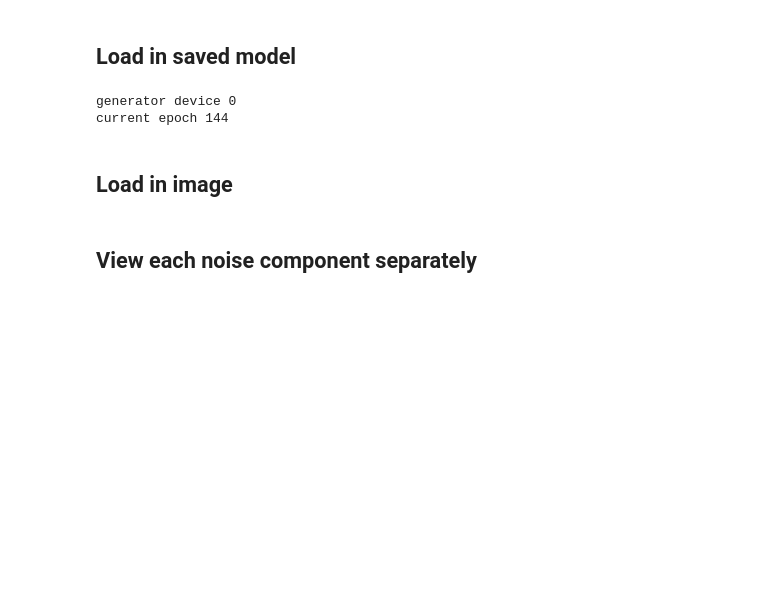
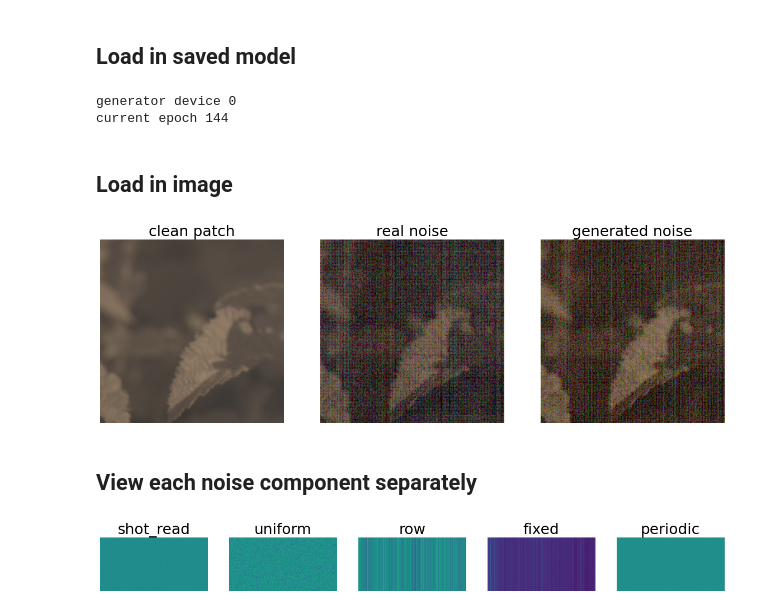
Before and after one commit to monakhova/starlight_denoising, a Jupyter notebook: View Generated Noise.ipynb, the cells around one changed output. Drawn from its saved outputs; the diff is of its cells as text; code cells hidden in the pictures; blank space fills up the shorter version.

```diff
--- a/View Generated Noise.ipynb
+++ b/View Generated Noise.ipynb
@@ -23,7 +23,8 @@ In this notebook, we load in our pretrained noise model, and show our synthetic
 device = 'cuda:0'
 gpu = 0
 base_folder = 'saved_models/'
-generator = gh.load_generator2(base_folder + 'noise_generator', gpu).to(device)
+chkp_name ='noise_generator'
+generator = gh.load_from_checkpoint_ab(base_folder + chkp_name, gpu).to(device)
 generator.keep_track = True
 # %% [output]
 generator device 0
@@ -32,7 +33,7 @@ current epoch 144
 ## Load in image
 # %%
 #options: gan_gray, gan_color, natural
-dataset_arg = 'gan_color'
+dataset_arg = 'natural'
 dataset_list_test = dset.get_dataset_noise_visualization(dataset_arg)
 # %%
 test_loader = torch.utils.data.DataLoader(dataset=dataset_list_test,
@@ -52,16 +53,18 @@ with torch.no_grad():
 # %%
 ind = 9
 sz = 256
 pp = [200,200]
 
-to_plot = [clean_patch[ind], gen_noisy_np[ind], real_noisy[ind]]
+to_plot = [clean_patch[ind], real_noisy[ind], gen_noisy_np[ind]]
 titles = ['clean patch', 'real noise', 'generated noise']
 
 fig, ax = plt.subplots(1,3, figsize = (20,10))
 for i in range(0,3):
     ax[i].imshow(to_plot[i][pp[0]:pp[0]+sz,pp[1]:pp[1]+sz,0:3]**(1/2.2));
     ax[i].axis('off');
     ax[i].set_title(titles[i]);
+# %% [output]
+[figure, added]
 # %% [markdown]
 ## View each noise component separately
 # %%
@@ -73,3 +76,5 @@ for i in range(0,len(all_noise_comps)):
         ax[i].imshow(noise_curr[...,c])
         ax[i].set_title(all_noise_comps[i])
         ax[i].axis('off')
+# %% [output]
+[figure, added]
```
Also changed, not shown: 5 other files.
